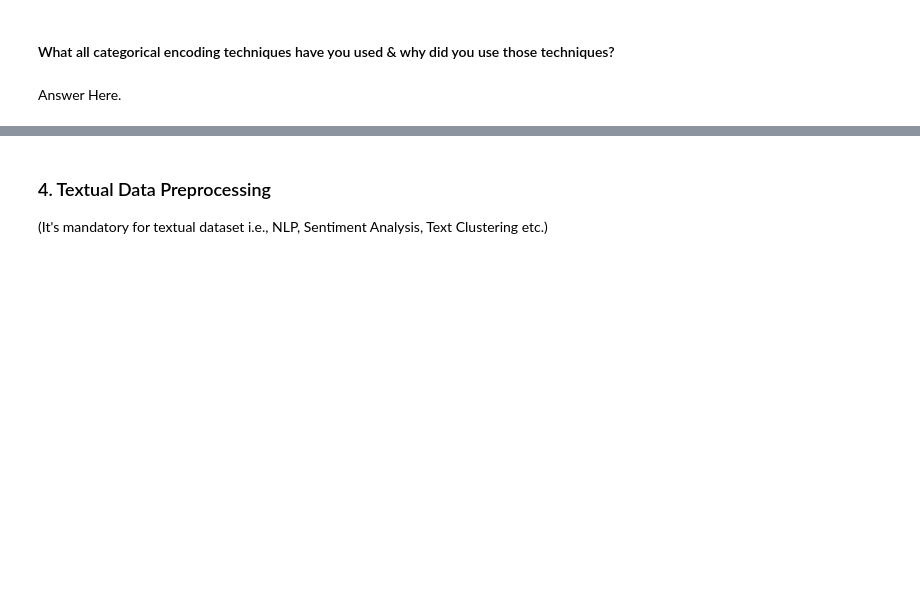
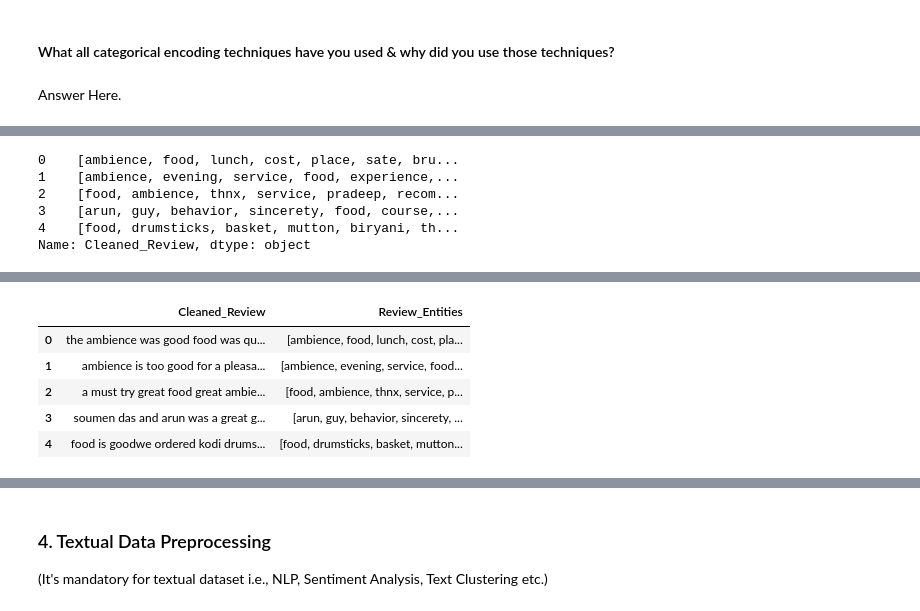
Before and after one commit to AimanSahay/ML-Project---Zomato-Restaurant-Clustering-and-Sentiment-Analysis, a Jupyter notebook: ML Project - Zomato Restaurant Clustering and Customer Sentiment Analysis.ipynb, the cells around one changed output, grey strips where cells are left out. Saved outputs shown, nothing was run; the diff lists cells and outputs as text; code cells hidden in the pictures; blank space fills up the shorter version.

```diff
--- a/ML Project - Zomato Restaurant Clustering and Customer Sentiment Analysis.ipynb
+++ b/ML Project - Zomato Restaurant Clustering and Customer Sentiment Analysis.ipynb
@@ -1662,0 +1727,25 @@ Answer Here.
+# %%
+# Load the spacy model
+nlp = spacy.load("en_core_web_sm")
+
+def extract_noun_from_text(string):
+
+    '''
+    This function is used to extract noun entities from textual data using spacy library.
+
+    Args:
+        text - str: Input text string to extract nouns from.
+
+    Returns:
+        A list of extracted nouns from the input text string.
+    '''
+
+    # Check if the input string is Nan, if it is return an empty list.
+    if pd.isna(string):
+        return []
+
+    doc = nlp(string)
+    # Extract noun from text
+    extracted_nouns = [token.text for token in doc if token.pos_ == "NOUN"]
+
+    return extracted_nouns
@@ -1662,0 +1754,23 @@ Answer Here.
+# %%
+y
+# %% [output]
+0    [ambience, food, lunch, cost, place, sate, bru...
+1    [ambience, evening, service, food, experience,...
+2    [food, ambience, thnx, service, pradeep, recom...
+3    [arun, guy, behavior, sincerety, food, course,...
+4    [food, drumsticks, basket, mutton, biryani, th...
+Name: Cleaned_Review, dtype: object
+# %%
+# Apply extract_noun_from_text function to each review text string.
+
+start_time = time.time()
+
+review_df["Review_Entities"] = review_df["Cleaned_Review"].apply(extract_noun_from_text)
+
+stop_time = time.time()
+
+print(f"Elapsed Time: {time.strftime('%H:%M:%S', time.gmtime(stop_time - start_time))}")
+
+# Display first 5 rows after noun extraction.
+review_df[["Cleaned_Review", "Review_Entities"]].head()
+# %% [output]
@@ -1662,0 +1778,6 @@ Answer Here.
+|  | Cleaned_Review | Review_Entities |
+| 0 | the ambience was good food was qu... | [ambience, food, lunch, cost, pla... |
+| 1 | ambience is too good for a pleasa... | [ambience, evening, service, food... |
+| 2 | a must try great food great ambie... | [food, ambience, thnx, service, p... |
+| 3 | soumen das and arun was a great g... | [arun, guy, behavior, sincerety, ... |
+| 4 | food is goodwe ordered kodi drums... | [food, drumsticks, basket, mutton... |
```
Also changed, not shown: parts of 23 cells of this notebook.
